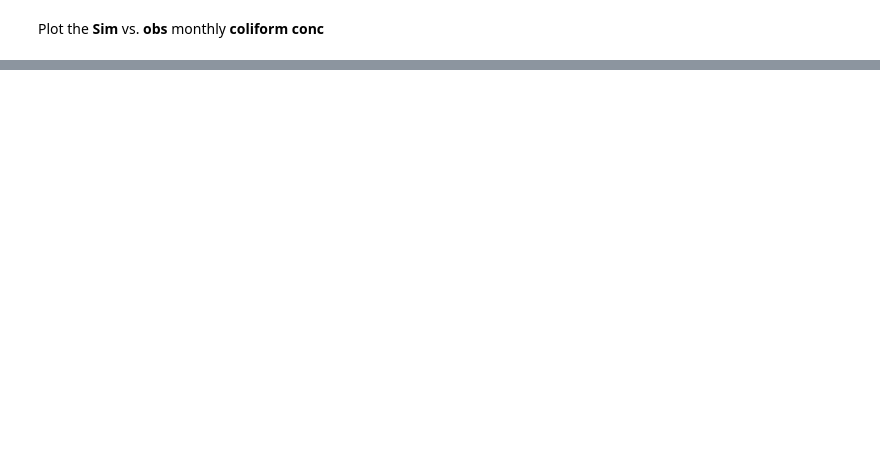
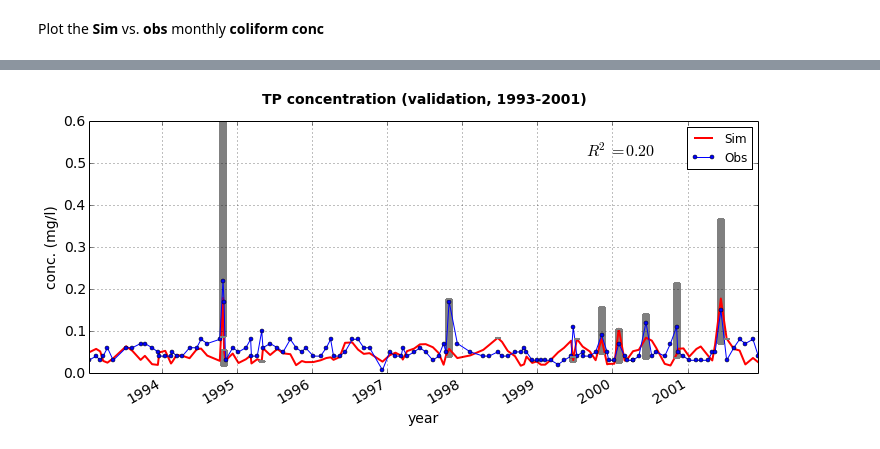
Before and after one commit to jyearsley/PythonScripts, a Jupyter notebook: WQ.TimeStamped.4Basins/WQ_SWAMP-SHORT.ipynb, the cells around one changed output, grey strips where cells are left out. Saved outputs shown, nothing was run; the diff lists cells and outputs as text; code cells hidden in the pictures; blank space fills up the shorter version.

Commit message:
Python scripts for Puget Sound & Connecticut

```diff
--- a/WQ.TimeStamped.4Basins/WQ_SWAMP-SHORT.ipynb
+++ b/WQ.TimeStamped.4Basins/WQ_SWAMP-SHORT.ipynb
@@ -35,7 +35,7 @@ Read the input **streamflow** files (change the path if needed)<br>
 # %%
 # Enter file path for sim. and obs. flow files
 simflowpath = 'D:\\Dropbox\\Python_Scripts\\Swamp\\daily_flow.txt'
-obsflowpath = 'D:\\Dropbox\\Python_Scripts\\Swamp\\streamflow.12127100.cms.1979_1990.txt'
+obsflowpath = 'D:\\Dropbox\\Python_Scripts\\Swamp\\streamflow.12127100.cms.txt'
 
 # Read flow sim and obs dates &  data
 simflowdata = np.genfromtxt(simflowpath, usecols=[1])
@@ -83,9 +83,11 @@ Read the input **water quality**files (change the path if needed)<br>
 # Enter file path for swater quality simulation files
 simsedfilepath = 'D:\\Dropbox\\Python_Scripts\\Swamp\\Sed.Flow.Only'
 simotherfilepath = 'D:\\Dropbox\\Python_Scripts\\Swamp\\Other.Conc.Only'
+simOrgPfilepath = 'D:\\Dropbox\\Python_Scripts\\Swamp\\OrgP.Conc.Only'
+simSolPfilepath = 'D:\\Dropbox\\Python_Scripts\\Swamp\\solP.Conc.Only'
 
 # Enter file path for observed water quality variable files
-obsfilepath = 'D:\\Dropbox\\Python_Scripts\\Swamp\\swamp-time-stamped.txt'
+obsfilepath = 'D:\\Dropbox\\Python_Scripts\\Swamp\\swamp-time-stamped-validation.txt'
 
 # Enter file path for observed precipitation files
 precipfilepath = 'D:\\Dropbox\\Python_Scripts\\Swamp\\Mass.Balance'
@@ -105,12 +107,19 @@ obsseddata = np.genfromtxt(obsfilepath, dtype=float, skiprows=1, usecols=[2])
 
 # Read other data
 simotherdata = np.genfromtxt(simotherfilepath, skiprows=2, usecols=[1])
+simotherdata = simotherdata/0.01444
 print len(simotherdata)
 #print simotherdata
 obsotherdata = np.genfromtxt(obsfilepath, dtype=float, skiprows=1, usecols=[1])
-obsotherdata = obsotherdata * 0.01444;
+obsotherdata = obsotherdata;
 
 # Read obs. precipitation data
 precipdata = np.genfromtxt(precipfilepath, dtype=float, skiprows=24, usecols=[9])
 print len(precipdata)
+
+# Read P (phosphorous) data
+simOrgnPdata = np.genfromtxt(simOrgPfilepath, skiprows=2, usecols=[1])
+simSolPdata = np.genfromtxt(simSolPfilepath, skiprows=2, usecols=[1])
+simTPdata = simOrgnPdata + simSolPdata
+obsTPdata = np.genfromtxt(obsfilepath, dtype=float, skiprows=1, usecols=[6])
 # %% [output]
@@ -448,0 +722,82 @@ grid(True)
+# %%
+ssim = pd.Series(FsimTP, index=Fsimdate)
+sobs = pd.Series(FobsTP, index=Fobsdate)
+
+fig=plt.figure(figsize=(12,5),dpi=400)
+ax = plt.subplot()
+fig.text(0.7, 0.8, r'$R^2=%.2f$' % r2_TP, fontsize=16)
+#fig.text(0.87, 0.85, "A", fontsize=18)
+title('TP concentration (validation, 1993-2001)', fontsize=14., y=1.05, fontweight='bold')
+plt.ylabel('conc. (mg/l)', fontsize=14.)
+plt.xlabel('year', fontsize=14.)
+plt.tick_params(axis='both', which='major', labelsize=14)
+pylab.ylim([0,0.6])
+
+# s=square, -=dash, g^=triangle
+ssim['1993':'2001'].plot(label='Sim', color ='red', linewidth=2)
+sobs['1993':'2001'].plot(label='Obs', color ='blue', style='-o', markersize=4)
+
+# Plot the error bar for selected data (greater values than a threshold)
+c = []
+d = []
+e = []
+f = []
+for i in range(len(FsimSed)):
+    if (FsimTP[i] > 0.08 or FobsTP[i] > 0.08):
+        f.append(Fsimdate[i])
+        c.append(FsimTP[i])
+        d.append(FsimTPPost[i])
+        e.append(FsimTPPre[i])
+a = c - pd.DataFrame([d, c, e]).min()
+b = pd.DataFrame([d, c, e]).max() - c
+
+errorbar(f, c, yerr=[a, b], fmt=None, ecolor='grey', lw=8, capsize=3, capthick=2)
+
+grid(True)
+#tight_layout()
+ax.legend(loc='best')
+savefig('D:\\Dropbox\\Python_Scripts\\Swamp\\TP2.png',dpi=500,format = 'png',transparent='True')
+plt.show()
+#################################################################################################
+fig=plt.figure(figsize=(7,5),dpi=400)
+ax = plt.subplot()
+n = len(sobs)
+# log-normal probability plot
+d = np.linspace(1, n, num=n)/(n+1)
+y  = norm.ppf(d,0,1);
+
+
+junk = FsimTP + FsimTPPre + FsimTPPost
+nn = len(junk)
+dd = np.linspace(1, nn, num=nn)/(nn+1)
+yy  = norm.ppf(dd,0,1);
+
+# create the axis ticks
+p  = [0.001, 0.01, 0.05, 0.2, 0.5, 0.75, 0.90, 0.98, 0.999];
+# relate var "p" with "y"
+tick  = norm.ppf(p,0,1);
+label = ['0.001','0.01','0.05','0.2','0.5','0.75','0.90','0.98','0.999'];
+# recast the p to (0,1)
+
+# sort the data in an ascending order
+ssim.sort()
+sobs.sort()
+junk.sort()
+# plot with simulation points that align with the obs
+#ax.plot(y, ssim, 'r+', label='sim')
+# plot with all points within 9-hour interval of obs collection time.
+ax.plot(yy, junk, 'r+', label='sim')
+ax.plot(y, sobs,'b*', label='obs')
+
+# use numpoints option so the markeres don't appear twice in one legend
+ax.legend(loc=(0.05,0.8),numpoints = 1)
+plt.ylabel('conc. (mg/l)', fontsize=12.)
+plt.xlabel('cumulative prob.', fontsize=12.)
+ax = gca()
+ax.xaxis.set_major_locator(ticker.FixedLocator(tick))
+ax.xaxis.set_major_formatter(ticker.FixedFormatter(label))
+grid(True)
+# save the figure to the folder
+savefig('D:\\Dropbox\\Python_Scripts\\Swamp\\TP_cdf2.png',dpi=500,format = 'png',transparent='True')
+# %% [output]
+[figure, added]
```
Also changed, not shown: parts of 16 cells of this notebook, 4 other files.
